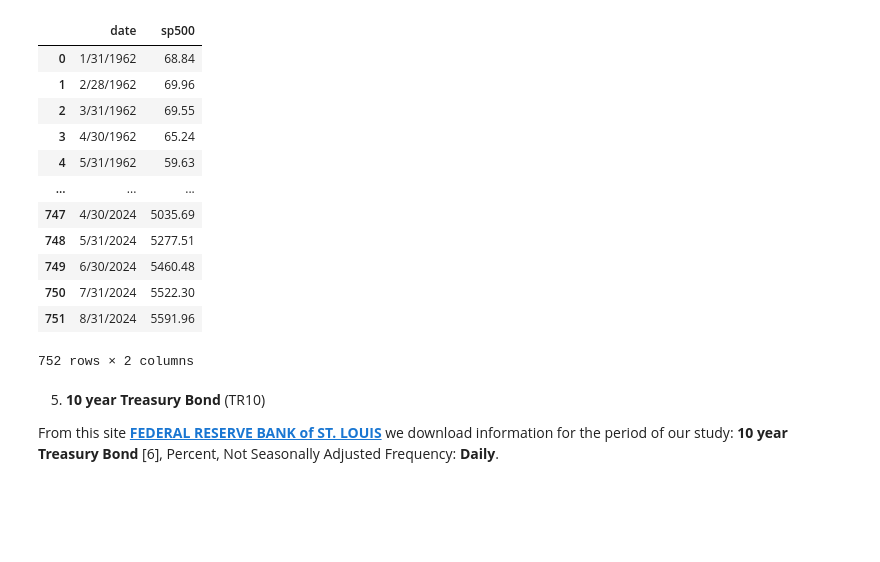
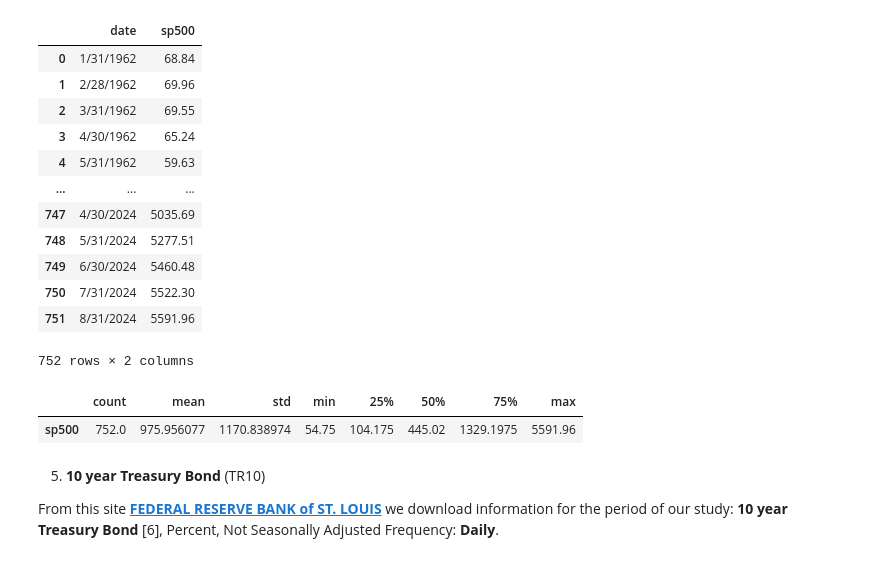
Before and after one commit to Engineer194/Analysis-of-the-US-Economy---Part-2, a Jupyter notebook: Macroeconomic Analysis of the US Economy - Part 2-v.1.ipynb, the cells around one changed output. Saved outputs shown, nothing was run; the diff lists cells and outputs as text; code cells hidden in the pictures; blank space fills up the shorter version.

```diff
--- a/Macroeconomic Analysis of the US Economy - Part 2-v.1.ipynb
+++ b/Macroeconomic Analysis of the US Economy - Part 2-v.1.ipynb
@@ -404,6 +390,11 @@ sp500
 | 750 | 7/31/2024 | 5522.30 |
 | 751 | 8/31/2024 | 5591.96 |
 752 rows × 2 columns
+# %%
+sp500.describe().T
+# %% [output]
+|  | count | mean | std | min | 25% | 50% | 75% | max |
+| sp500 | 752.0 | 975.956077 | 1170.838974 | 54.75 | 104.175 | 445.02 | 1329.1975 | 5591.96 |
 # %% [markdown]
 5. **10 year Treasury Bond** (TR10)
 
```
Also changed, not shown: parts of 6 cells of this notebook.
